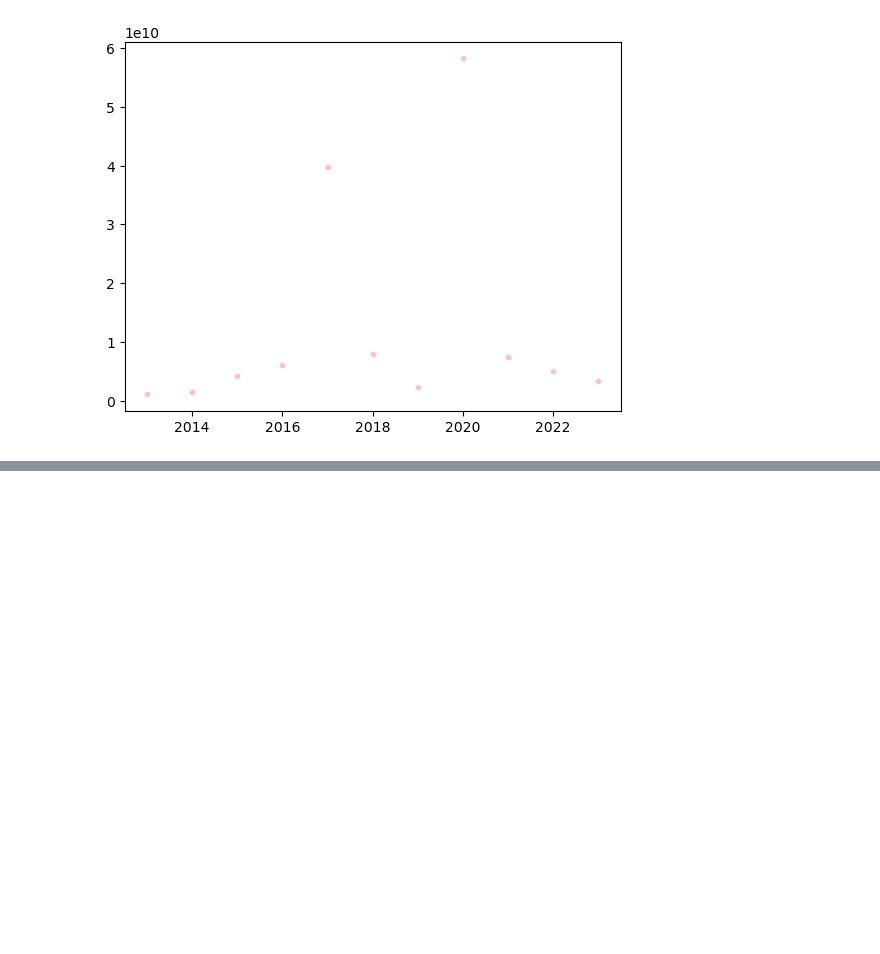
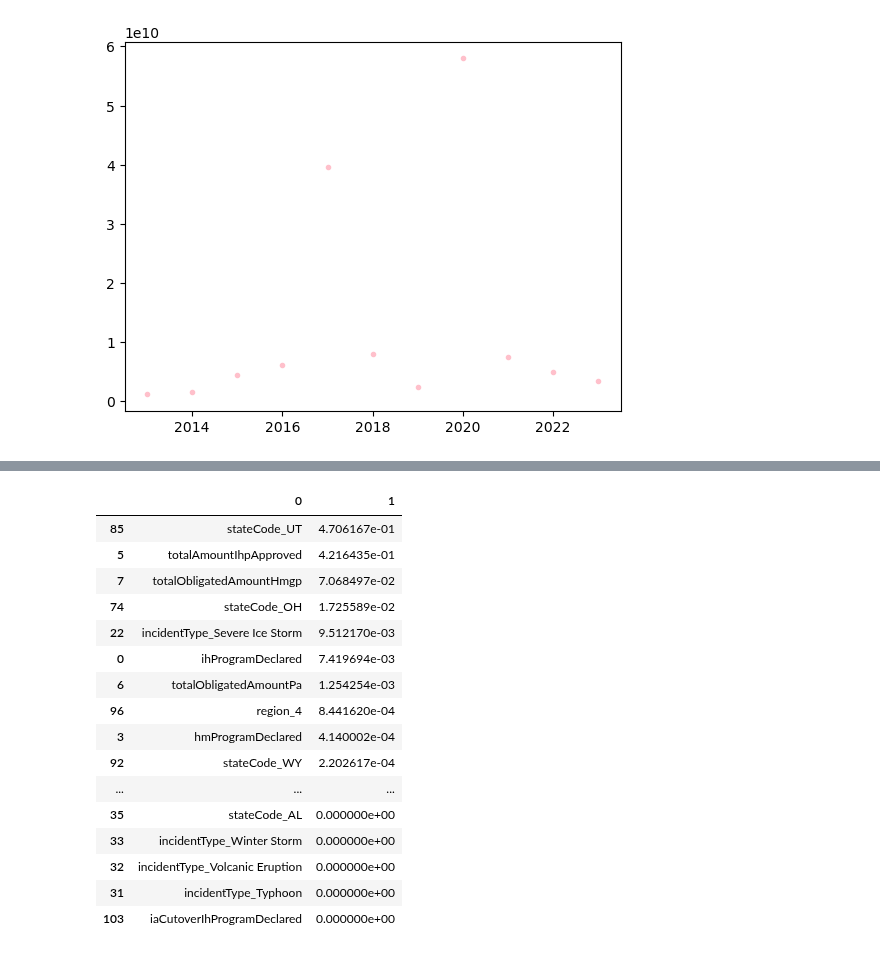
Before and after one commit to mdgarber/FEMADisasterCostForecasting, a Jupyter notebook: femadisastercostforecasting/notebooks/FEMA-Modeling.ipynb, the cells around one changed output, grey strips where cells are left out. Saved outputs shown, nothing was run; the diff lists cells and outputs as text; code cells hidden in the pictures; blank space fills up the shorter version.

```diff
--- a/femadisastercostforecasting/notebooks/FEMA-Modeling.ipynb
+++ b/femadisastercostforecasting/notebooks/FEMA-Modeling.ipynb
@@ -434,3 +458,27 @@ Index([1, 2, 3], dtype='uint8')
+# %%
+# checking feature importances from random forest regression
+featImps = zip(randForestReg.feature_names_in_, randForestReg.feature_importances_)
+featImps = pd.DataFrame(featImps)
+
+featImps.sort_values(1, ascending=False)
+# %% [output]
+|  | 0 | 1 |
+| 85 | stateCode_UT | 4.706167e-01 |
+| 5 | totalAmountIhpApproved | 4.216435e-01 |
+| 7 | totalObligatedAmountHmgp | 7.068497e-02 |
+| 74 | stateCode_OH | 1.725589e-02 |
+| 22 | incidentType_Severe Ice Storm | 9.512170e-03 |
+| 0 | ihProgramDeclared | 7.419694e-03 |
+| 6 | totalObligatedAmountPa | 1.254254e-03 |
+| 96 | region_4 | 8.441620e-04 |
+| 3 | hmProgramDeclared | 4.140002e-04 |
+| 92 | stateCode_WY | 2.202617e-04 |
+| ... | ... | ... |
+| 35 | stateCode_AL | 0.000000e+00 |
+| 33 | incidentType_Winter Storm | 0.000000e+00 |
+| 32 | incidentType_Volcanic Eruption | 0.000000e+00 |
+| 31 | incidentType_Typhoon | 0.000000e+00 |
+| 103 | iaCutoverIhProgramDeclared | 0.000000e+00 |
 # %% [markdown]
 #### TODO
 
```
Also changed, not shown: parts of 10 cells of this notebook, 1 other file.
